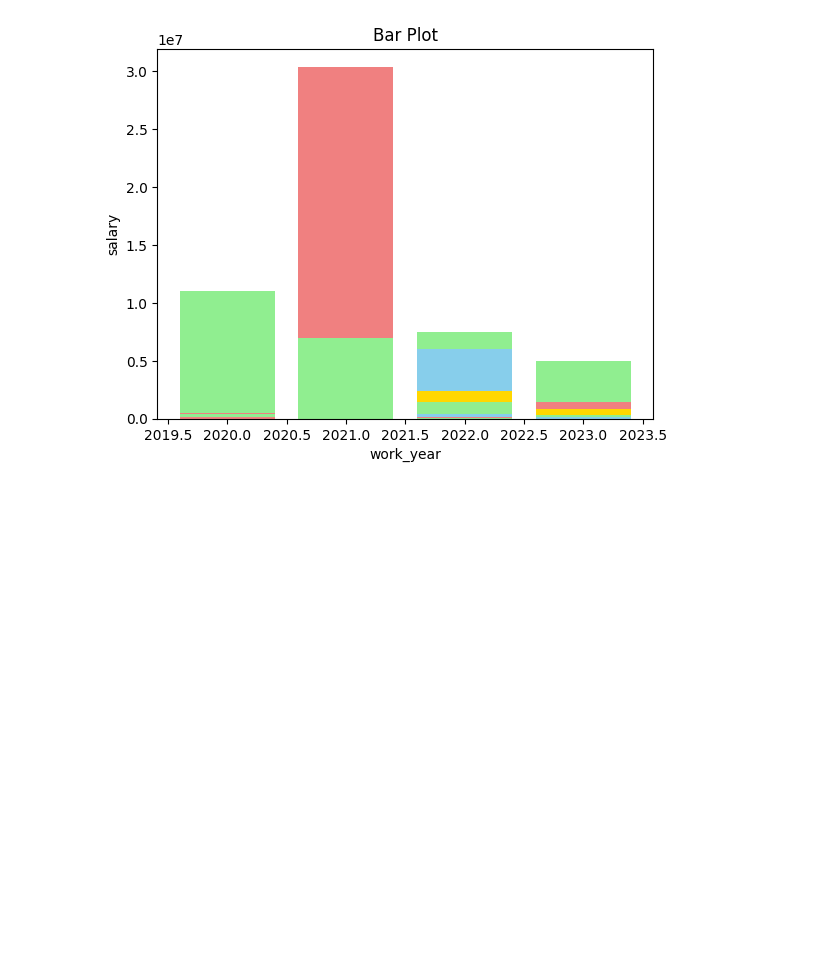
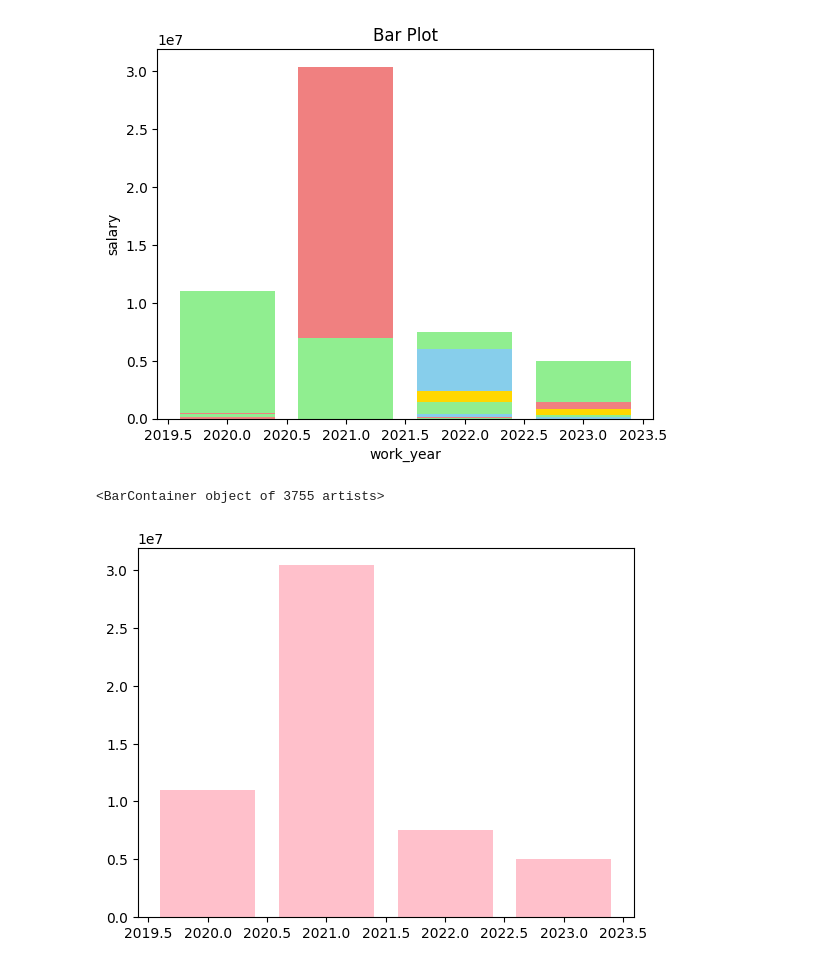
Before and after one commit to Srijana-Shetty/python_matplotlib_DataAnalytics, a Jupyter notebook: Python_Graphs_For_DA_Practice.ipynb, the cells around one changed output. Drawn from its saved outputs; the diff is of its cells as text; code cells hidden in the pictures; blank space fills up the shorter version.

```diff
--- a/Python_Graphs_For_DA_Practice.ipynb
+++ b/Python_Graphs_For_DA_Practice.ipynb
@@ -150,3 +155,8 @@ plt.title('Bar Plot')
 plt.show()
 # %% [output]
 [figure]
+# %%
+plt.bar(x,y,color="pink")
+# %% [output]
+<BarContainer object of 3755 artists>
+[figure, added]
```
Also changed, not shown: parts of 17 cells of this notebook.
